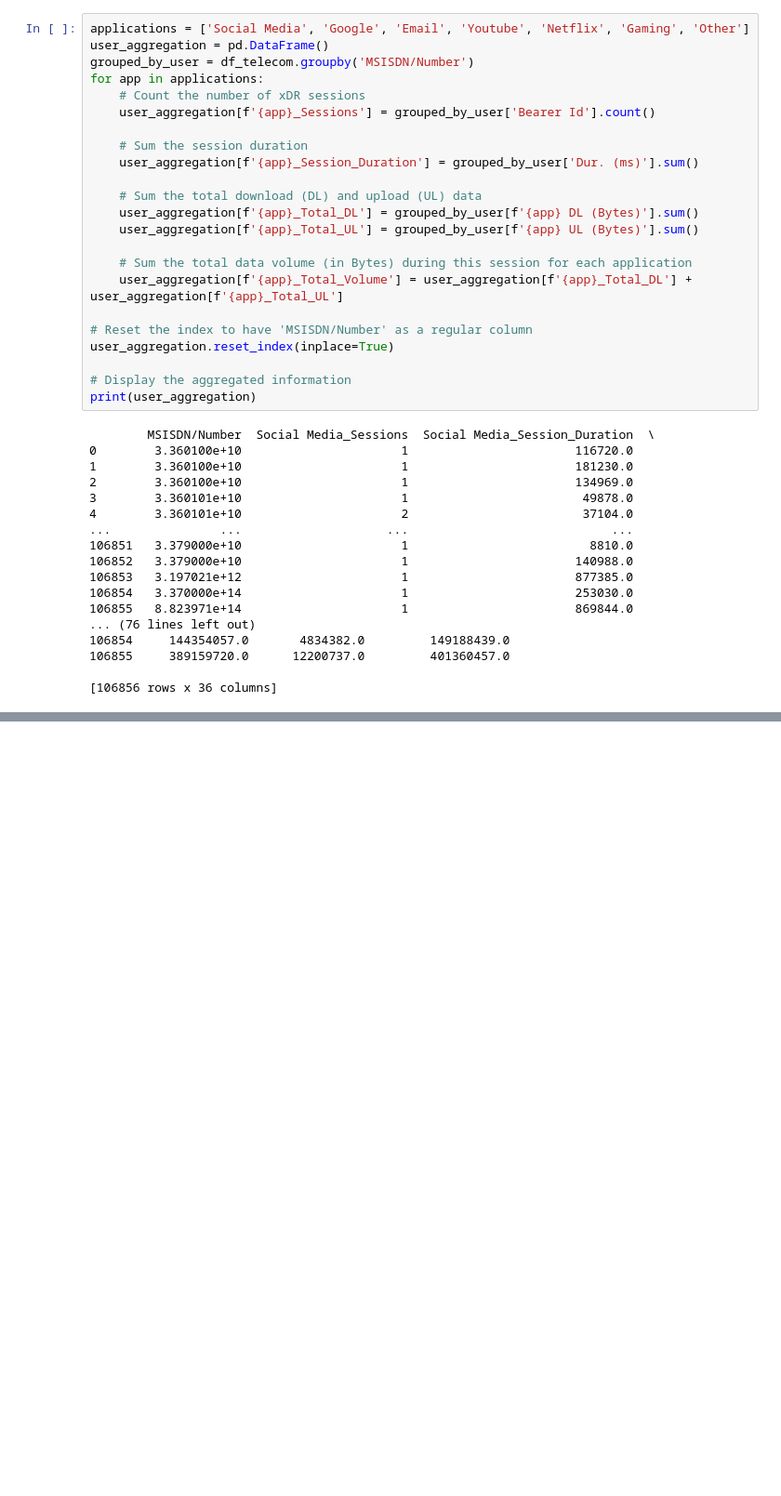
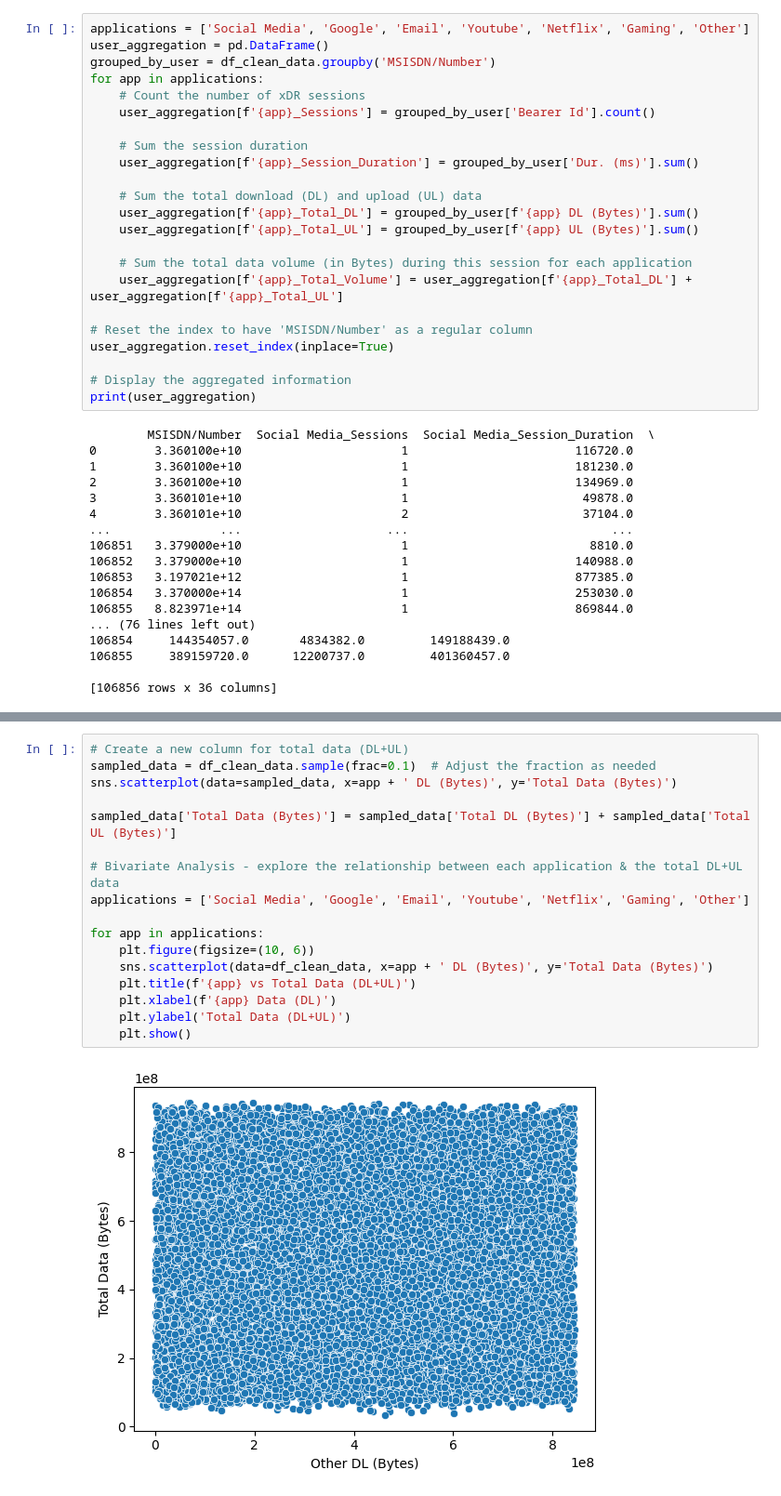
Before and after one commit to lillianassefa/TellcoDataAnalysis, a Jupyter notebook: extract_data.ipynb, the cells around one changed output, grey strips where cells are left out. Shown at 93% size. Cells and saved outputs as stored; diff of their text form; blank space fills up the shorter version.

```diff
--- a/extract_data.ipynb
+++ b/extract_data.ipynb
@@ -190,7 +208,7 @@ dtype: int64
 # %%
 applications = ['Social Media', 'Google', 'Email', 'Youtube', 'Netflix', 'Gaming', 'Other']
 user_aggregation = pd.DataFrame()
-grouped_by_user = df_telecom.groupby('MSISDN/Number')
+grouped_by_user = df_clean_data.groupby('MSISDN/Number')
 for app in applications:
     # Count the number of xDR sessions
     user_aggregation[f'{app}_Sessions'] = grouped_by_user['Bearer Id'].count()
@@ -230,0 +348,19 @@ print(user_aggregation)
+# %%
+# Create a new column for total data (DL+UL)
+sampled_data = df_clean_data.sample(frac=0.1)  # Adjust the fraction as needed
+sns.scatterplot(data=sampled_data, x=app + ' DL (Bytes)', y='Total Data (Bytes)')
+
+sampled_data['Total Data (Bytes)'] = sampled_data['Total DL (Bytes)'] + sampled_data['Total UL (Bytes)']
+
+# Bivariate Analysis - explore the relationship between each application & the total DL+UL data
+applications = ['Social Media', 'Google', 'Email', 'Youtube', 'Netflix', 'Gaming', 'Other']
+
+for app in applications:
+    plt.figure(figsize=(10, 6))
+    sns.scatterplot(data=df_clean_data, x=app + ' DL (Bytes)', y='Total Data (Bytes)')
+    plt.title(f'{app} vs Total Data (DL+UL)')
+    plt.xlabel(f'{app} Data (DL)')
+    plt.ylabel('Total Data (DL+UL)')
+    plt.show()
+# %% [output]
+[figure, added]
```
Also changed, not shown: parts of 18 cells of this notebook, 3 other files.
